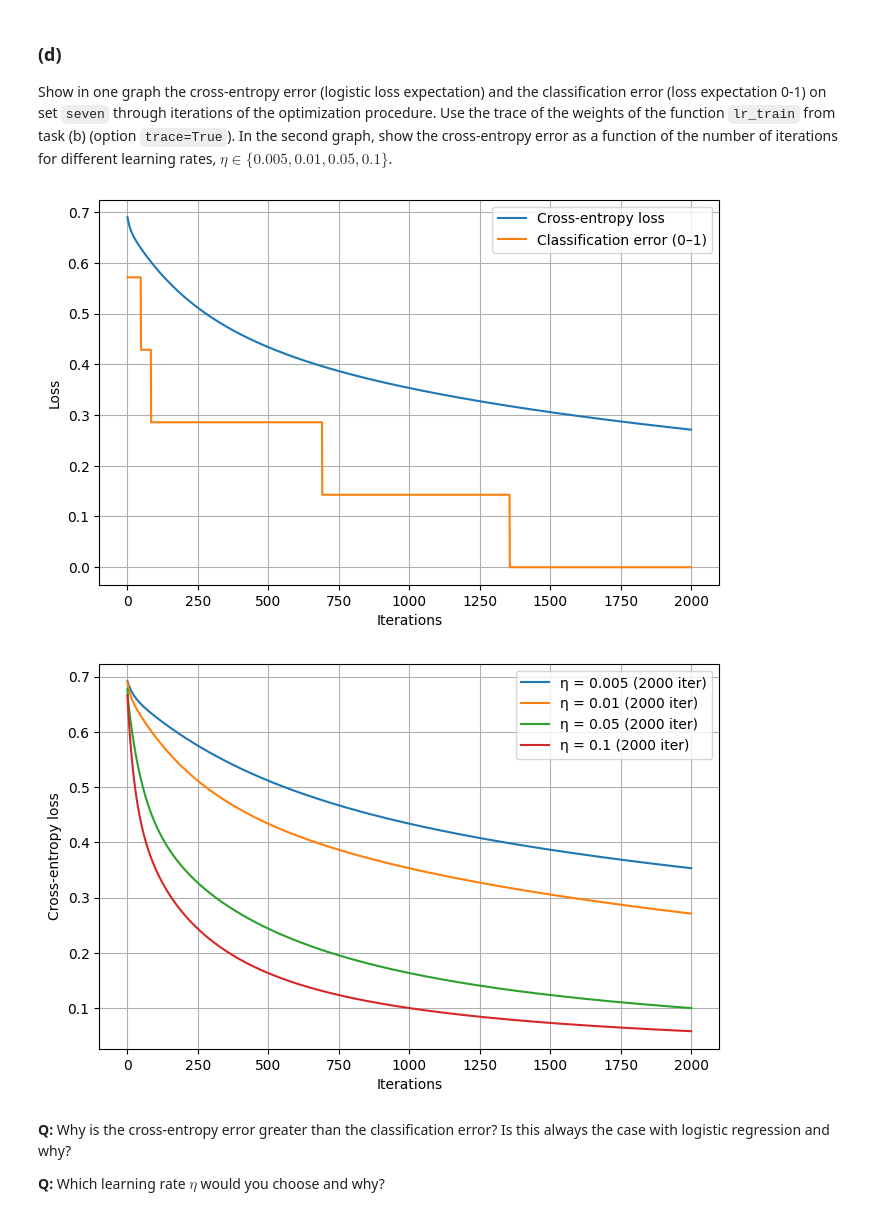
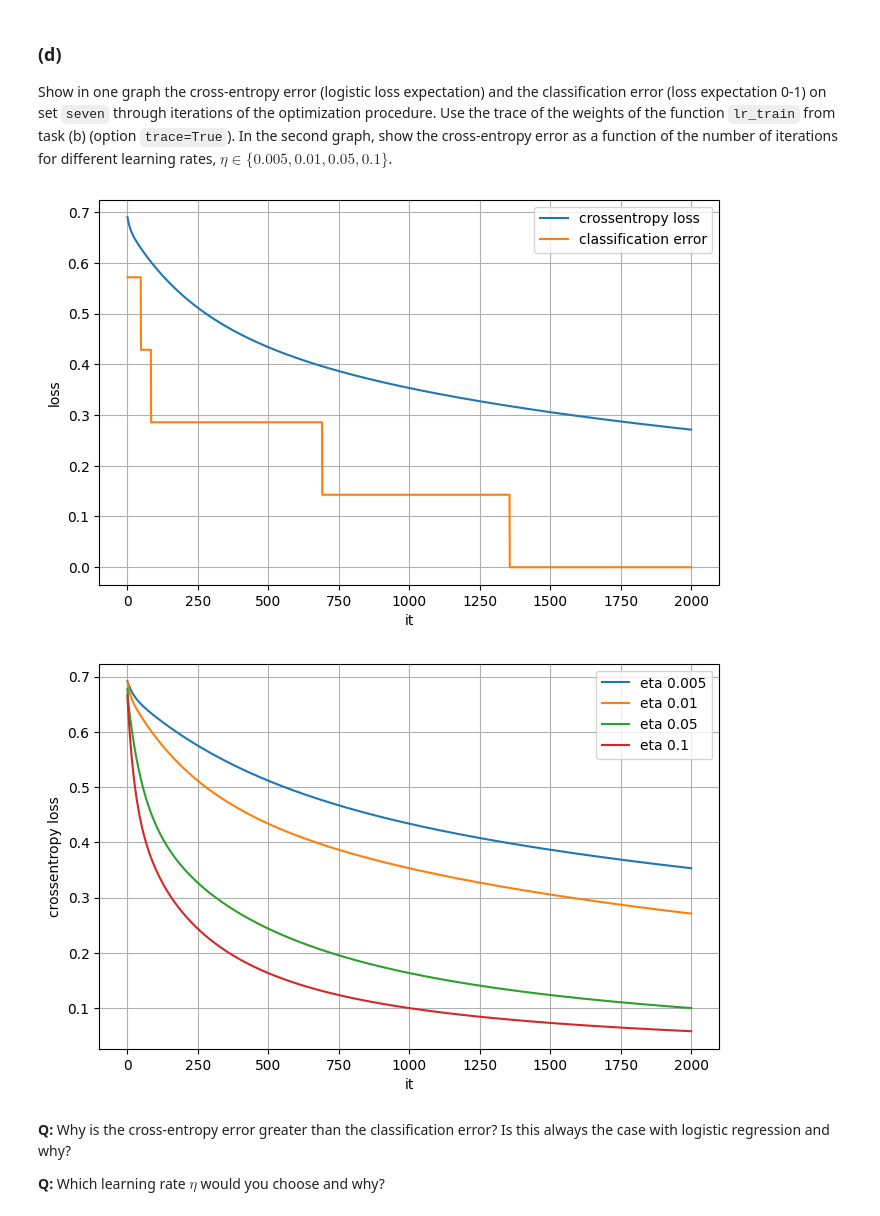
Before and after one commit to Emsamax/ML_croatia, a Jupyter notebook: ML1-2025-LAB2.ipynb, the cells around one changed output. Saved outputs shown, nothing was run; the diff lists cells and outputs as text; code cells hidden in the pictures.

```diff
--- a/ML1-2025-LAB2.ipynb
+++ b/ML1-2025-LAB2.ipynb
@@ -327,44 +328,43 @@ from sklearn.metrics import zero_one_loss
 w_final, w_list = lr_train(seven_X, seven_y, max_iter=2000, eta=0.01, trace=True,epsilon=1e-8)
 cross_entropies = []
 class_errors = []
 
 X_bias = np.c_[np.ones(seven_X.shape[0]), seven_X]
 
 for w in w_list:
     ce = cross_entrophy_error(X_bias, seven_y, w)
     cross_entropies.append(ce)
 
     predictions = (sigmoid(X_bias @ w) >= 0.5).astype(int)
     err = zero_one_loss(seven_y, predictions)
     class_errors.append(err)
 
 plt.figure(figsize=(8,5))
-plt.plot(cross_entropies, label="Cross-entropy loss")
-plt.plot(class_errors, label="Classification error (0–1)")
-plt.xlabel("Iterations")
-plt.ylabel("Loss")
+plt.plot(cross_entropies, label="crossentropy loss")
+plt.plot(class_errors, label="classification error")
+plt.xlabel("it")
+plt.ylabel("loss")
 plt.legend()
 plt.grid(True)
 plt.show()
 
 
 etas = [0.005, 0.01, 0.05, 0.1]
 plt.figure(figsize=(8,5))
 
 for eta in etas:
-    _, w_list_eta = lr_train(seven_X, seven_y, eta=eta, trace=True,
-                             max_iter=2000, epsilon=1e-8)
+    _, w_list_eta = lr_train(seven_X, seven_y, eta=eta, trace=True, max_iter=2000, epsilon=1e-8)
     ce_list = [cross_entrophy_error(X_bias, seven_y, w) for w in w_list_eta]
-    plt.plot(ce_list, label=f"η = {eta} ({len(ce_list)} iter)")
+    plt.plot(ce_list, label="eta " + str(eta))
 
-plt.xlabel("Iterations")
-plt.ylabel("Cross-entropy loss")
+plt.xlabel("it")
+plt.ylabel("crossentropy loss")
 plt.legend()
 plt.grid(True)
 plt.show()
 # %% [output]
-[figure, old version]
+[figure, new version]
-[figure, old version]
+[figure, new version]
 # %% [markdown]
 **Q:** Why is the cross-entropy error greater than the classification error? Is this always the case with logistic regression and why?
 
```
Also changed, not shown: parts of 1 cell of this notebook.
